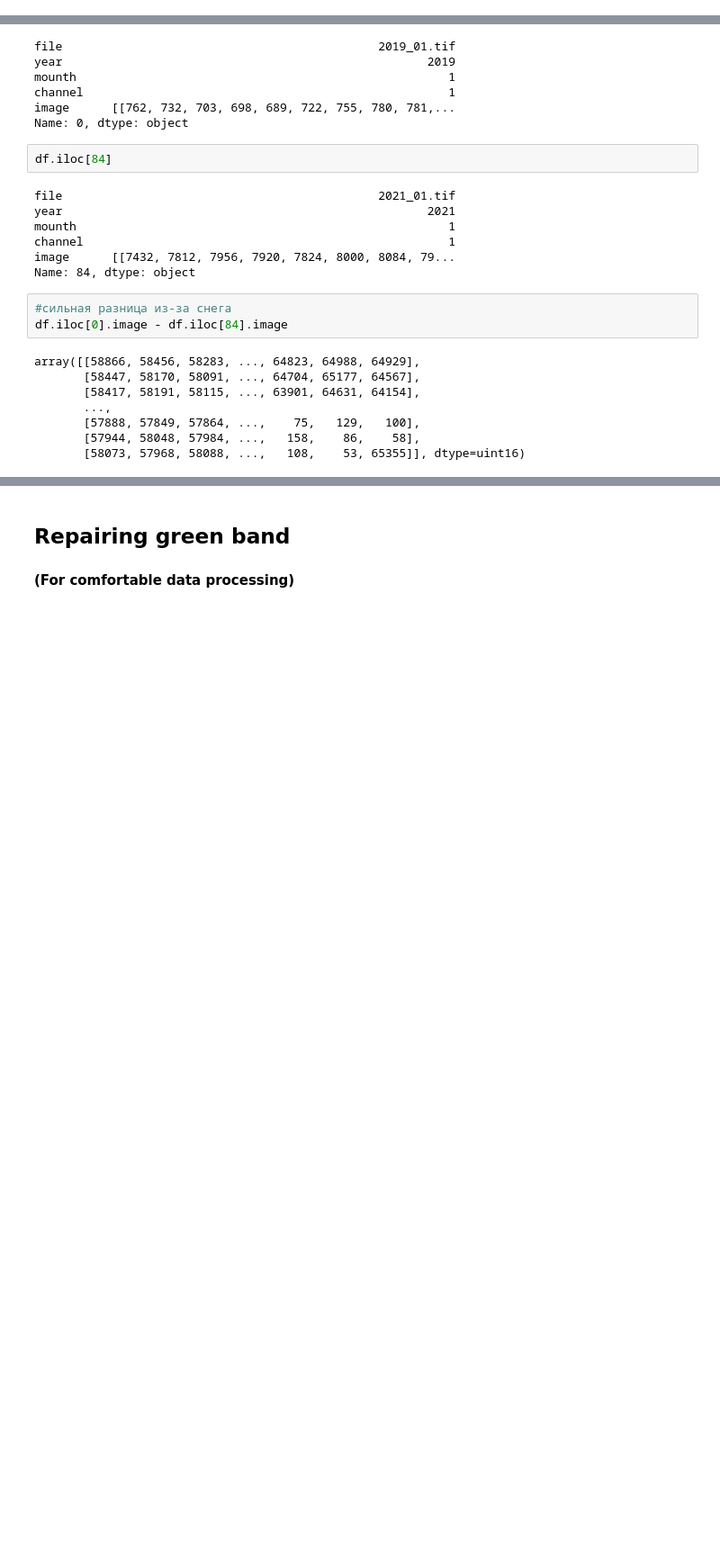
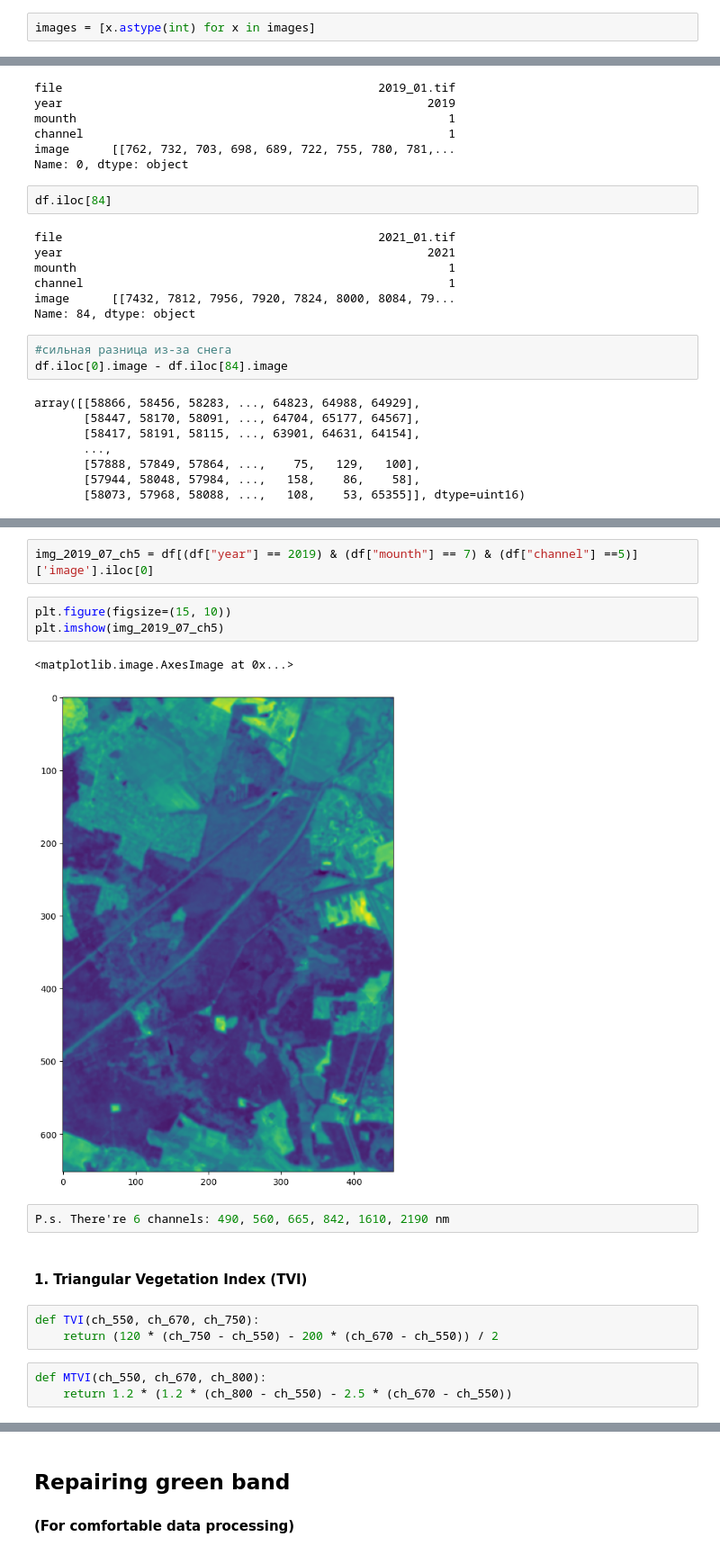
Before and after one commit to vyacheslav-fedoseev/DeadWoodPrediction, a Jupyter notebook: Notebook.ipynb, the cells around one changed output, grey strips where cells are left out. Shown at 90% size. Drawn from its saved outputs; the diff is of its cells as text; blank space fills up the shorter version.

Commit message:
Added: calculation vegetation indexes

```diff
--- a/Notebook.ipynb
+++ b/Notebook.ipynb
@@ -18,6 +16,8 @@ name_files = [x for x in os.listdir('./') if '.tif' in x]
 images = []
 for name_file in name_files:
     images.extend(io.imread(name_file))
+# %%
+images = [x.astype(int) for x in images]
 # %%
 # duplicating name of files for every channel
 files = []
@@ -113,0 +162,18 @@ array([[58866, 58456, 58283, ..., 64823, 64988, 64929],
+# %%
+img_2019_07_ch5 = df[(df["year"] == 2019) & (df["mounth"] == 7) & (df["channel"] ==5)]['image'].iloc[0]
+# %%
+plt.figure(figsize=(15, 10))
+plt.imshow(img_2019_07_ch5)
+# %% [output]
+<matplotlib.image.AxesImage at 0x...>
+[figure, added]
+# %%
+P.s. There're 6 channels: 490, 560, 665, 842, 1610, 2190 nm
+# %% [markdown]
+#### 1. Triangular Vegetation Index (TVI)
+# %%
+def TVI(ch_550, ch_670, ch_750):
+    return (120 * (ch_750 - ch_550) - 200 * (ch_670 - ch_550)) / 2
+# %%
+def MTVI(ch_550, ch_670, ch_800):
+    return 1.2 * (1.2 * (ch_800 - ch_550) - 2.5 * (ch_670 - ch_550))
```
Also changed, not shown: parts of 26 cells of this notebook.
